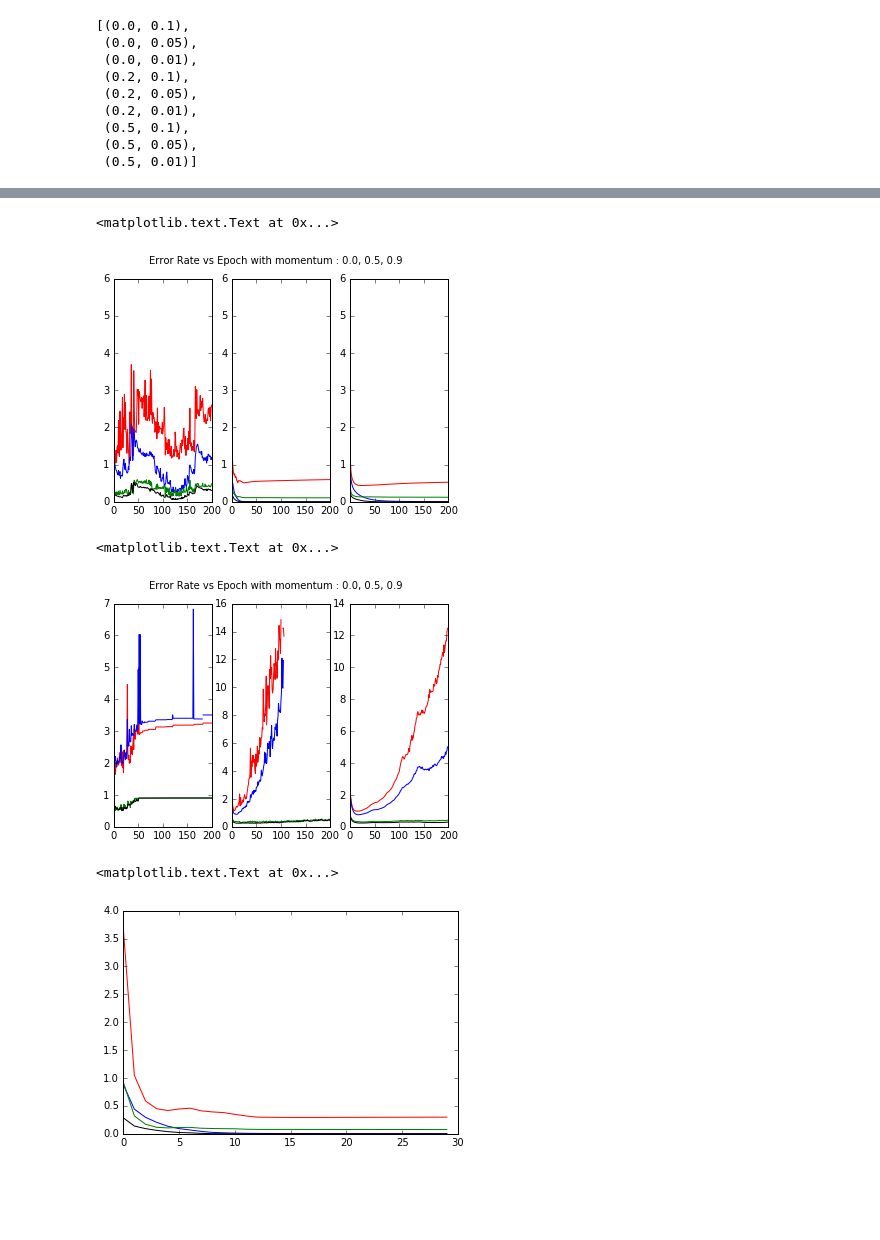
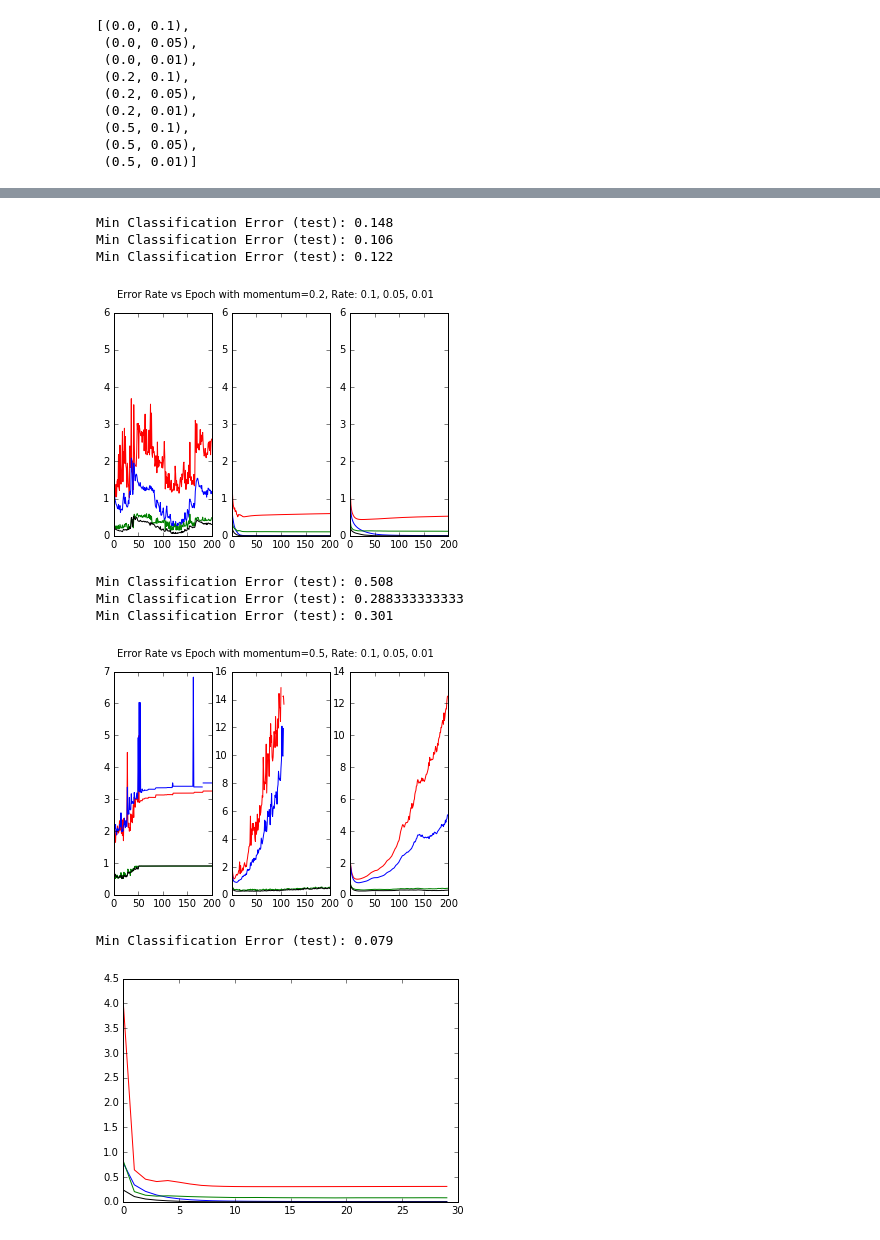
Before and after one commit to sjobeek/deeplearning_cmu, a Jupyter notebook: hw1_backprop/hw1_code_submission.ipynb, the cells around one changed output, grey strips where cells are left out. Cells and saved outputs as stored; diff of their text form; code cells hidden in the pictures; blank space fills up the shorter version.

Commit message:
Working code, ready to submit. Just need figures...

```diff
--- a/hw1_backprop/hw1_code_submission.ipynb
+++ b/hw1_backprop/hw1_code_submission.ipynb
@@ -176,10 +238,15 @@ for n in range(3,6):
     ax.plot(results_multi_range[n]['ce_train_per_epoch'], c='b')
     ax.plot(results_multi_range[n]['class_test_per_epoch'], c='g')
     ax.plot(results_multi_range[n]['class_train_per_epoch'], c='k')
+    print('Min Classification Error (test):',
+          min(results_multi_range[n]['class_test_per_epoch']))
 fig.suptitle("Error Rate vs Epoch with momentum=0.2, Rate: 0.1, 0.05, 0.01")
+fig.savefig('momentum2_rate10501.png')
 # %% [output]
-<matplotlib.text.Text at 0x...>
+Min Classification Error (test): 0.148
+Min Classification Error (test): 0.106
+Min Classification Error (test): 0.122
-[figure, old version]
+[figure, new version]
 # %%
 fig = plt.figure()
 for n in range(6,9):
@@ -188,20 +255,31 @@ for n in range(6,9):
     ax.plot(results_multi_range[n]['ce_train_per_epoch'], c='b')
     ax.plot(results_multi_range[n]['class_test_per_epoch'], c='g')
     ax.plot(results_multi_range[n]['class_train_per_epoch'], c='k')
+    print('Min Classification Error (test):',
+          min(results_multi_range[n]['class_test_per_epoch']))
 fig.suptitle("Error Rate vs Epoch with momentum=0.5, Rate: 0.1, 0.05, 0.01")
+fig.savefig('momentum5_rate10501.png')
 # %% [output]
-<matplotlib.text.Text at 0x...>
+Min Classification Error (test): 0.508
+Min Classification Error (test): 0.288333333333
+Min Classification Error (test): 0.301
-[figure, old version]
+[figure, new version]
+# %%
+best_set_2layer_dropout = nnbp.train_twolayer(epochs=30, rate=0.05, momentum=0.0,
+                                              validation=True, dropout=0.5)
 # %%
-best_set = nnbp.train_twolayer(epochs=30, rate=0.05, momentum=0.0, validation=True)
+best_set_2layer = nnbp.train_twolayer(epochs=30, rate=0.05, momentum=0.0, validation=True)
 # %%
-plt.plot(best_set['ce_test_per_epoch'], c='r')
-plt.plot(best_set['ce_train_per_epoch'], c='b')
-plt.plot(best_set['class_test_per_epoch'], c='g')
-plt.plot(best_set['class_train_per_epoch'], c='k')
-fig.suptitle("Best Result: Validation Error Rate vs Epoch with momentum=0.0, Rate: .05")
+plt.plot(best_set_2layer['ce_test_per_epoch'], c='r')
+plt.plot(best_set_2layer['ce_train_per_epoch'], c='b')
+plt.plot(best_set_2layer['class_test_per_epoch'], c='g')
+plt.plot(best_set_2layer['class_train_per_epoch'], c='k')
+print('Min Classification Error (test):',
+          min(best_set_2layer['class_test_per_epoch']))
+fig.suptitle("Best 2-Layer Result: Validation Error Rate vs Epoch with momentum=0.0, Rate: .05")
+fig.savefig("two_layer_best.png")
 # %% [output]
-<matplotlib.text.Text at 0x...>
+Min Classification Error (test): 0.079
-[figure, old version]
+[figure, new version]
 # %%
 fig = nnbp.plot_100(best_set['W1'])
```
Also changed, not shown: parts of 13 cells of this notebook, 11 other files.
